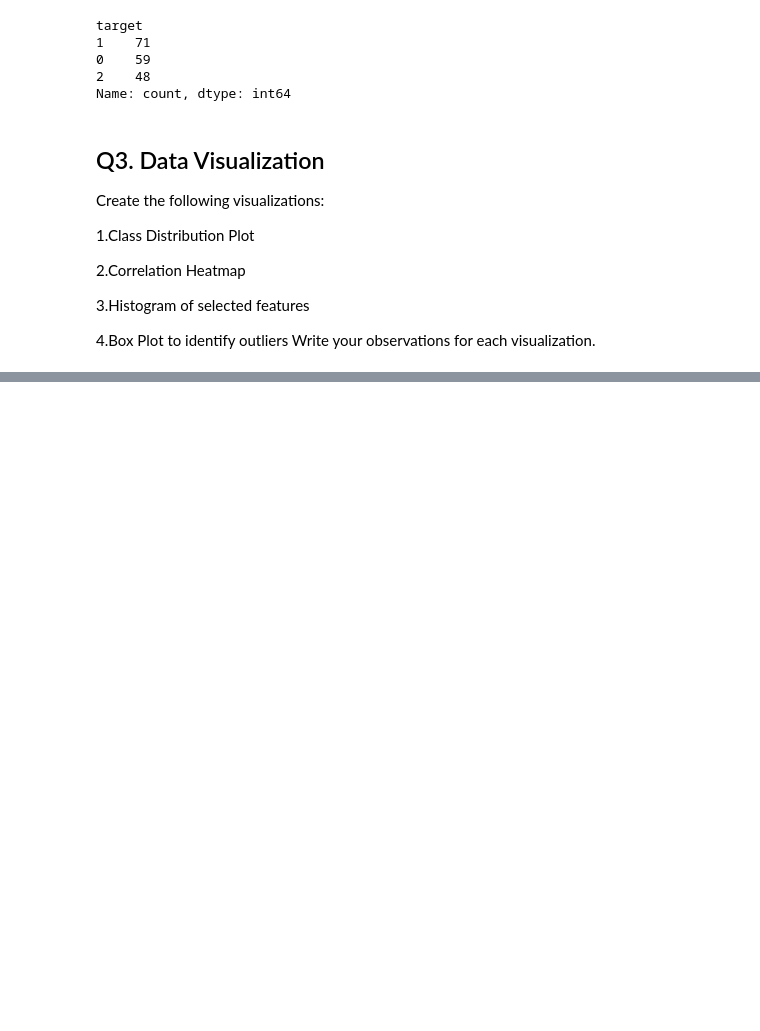
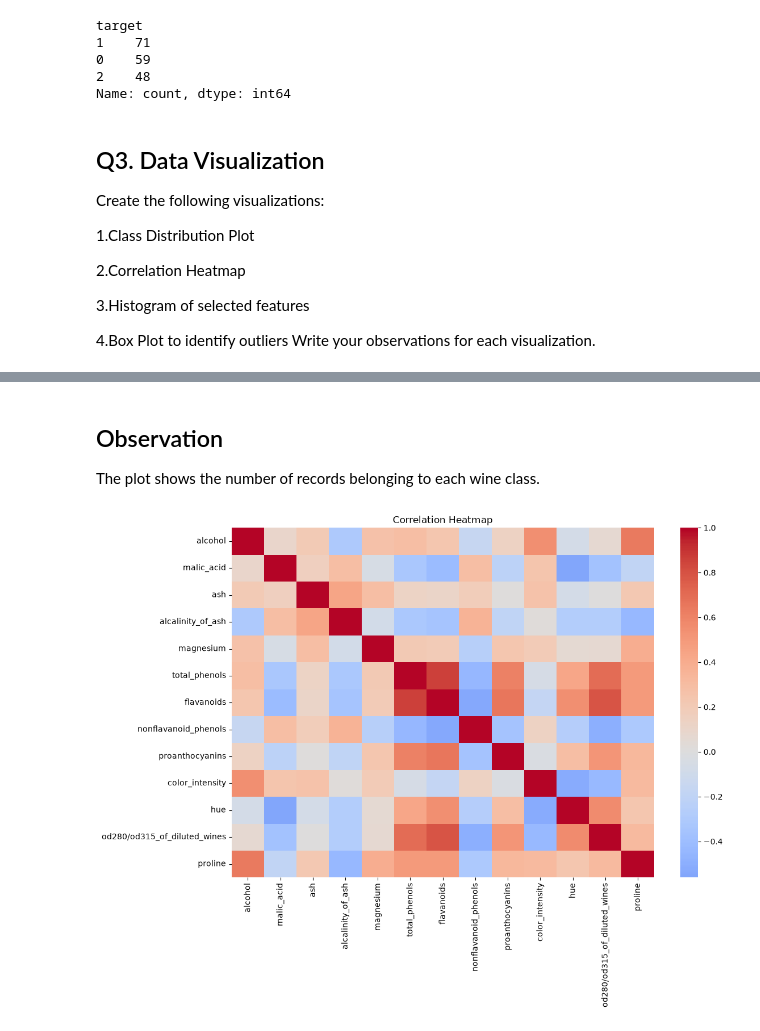
Before and after one commit to dikshasable120/Machine-learning-ML-, a Jupyter notebook: Assignment 4/Assign4.ipynb, the cells around one changed output, grey strips where cells are left out. Saved outputs shown, nothing was run; the diff lists cells and outputs as text; code cells hidden in the pictures; blank space fills up the shorter version.

```diff
--- a/Assignment 4/Assign4.ipynb
+++ b/Assignment 4/Assign4.ipynb
@@ -157,0 +156,11 @@ plt.show()
+# %% [markdown]
+## Observation
+The plot shows the number of records belonging to each wine class.
+# %%
+#Correlation Heatmap
+plt.figure(figsize=(12, 8))
+sns.heatmap(df_x.corr(), cmap="coolwarm", center=0)
+plt.title("Correlation Heatmap")
+plt.show()
+# %% [output]
+[figure, added]
```
Also changed, not shown: parts of 31 cells of this notebook, 1 other file.
